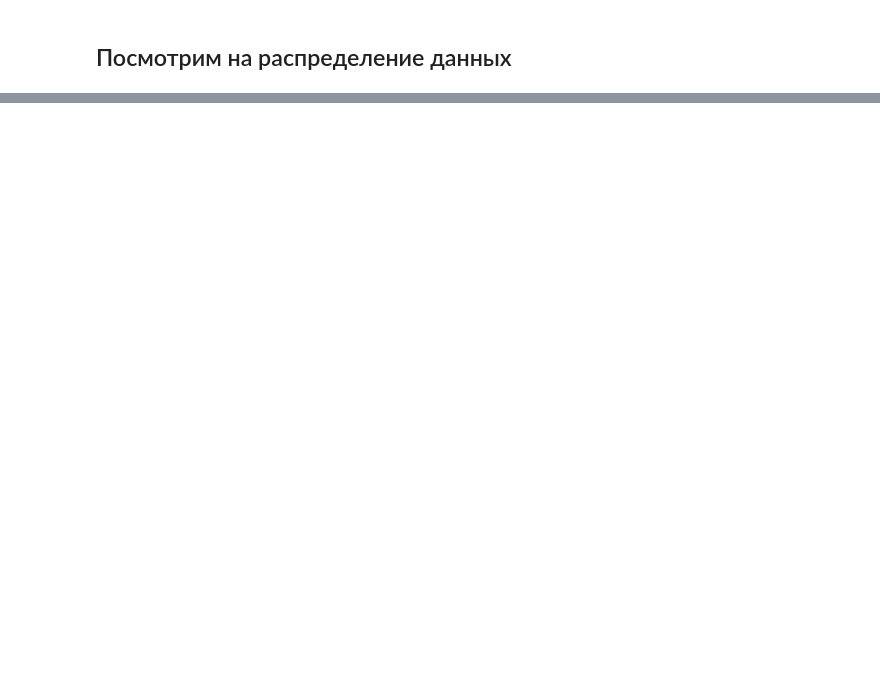
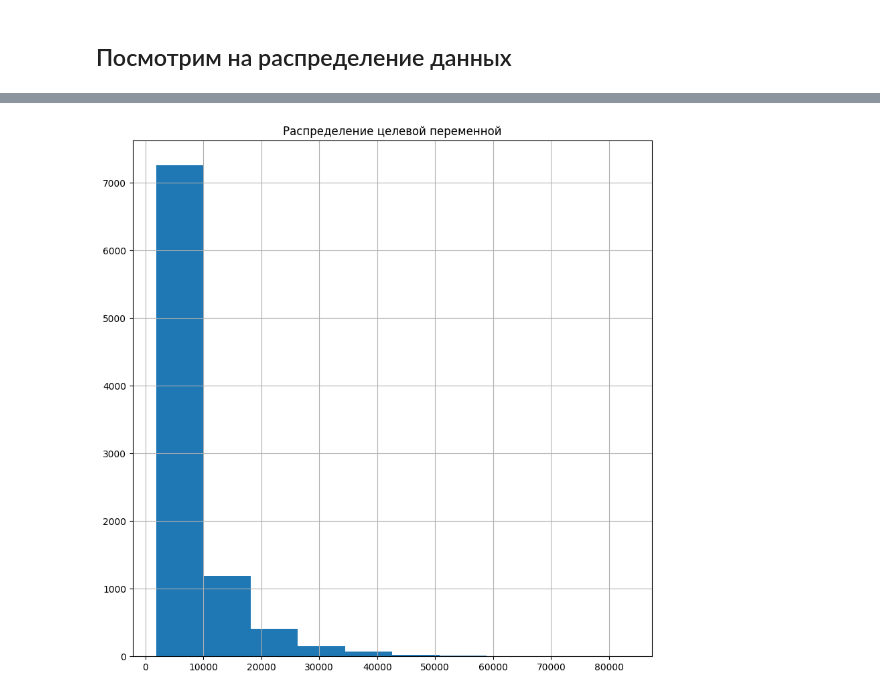
Before and after one commit to uc20100/Introduction-to-Data-Science, a Jupyter notebook: seminar_5/seminar_5.ipynb, the cells around one changed output, grey strips where cells are left out. Cells and saved outputs as stored; diff of their text form; code cells hidden in the pictures; blank space fills up the shorter version.

```diff
--- a/seminar_5/seminar_5.ipynb
+++ b/seminar_5/seminar_5.ipynb
@@ -150,0 +255,8 @@ df.describe()
+# %%
+plt.figure(figsize = (10, 10))
+plt.title('Распределение целевой переменной')
+train_data['Customer Lifetime Value'].hist()
+
+plt.show()
+# %% [output]
+[figure, added]
```
Also changed, not shown: parts of 19 cells of this notebook.
